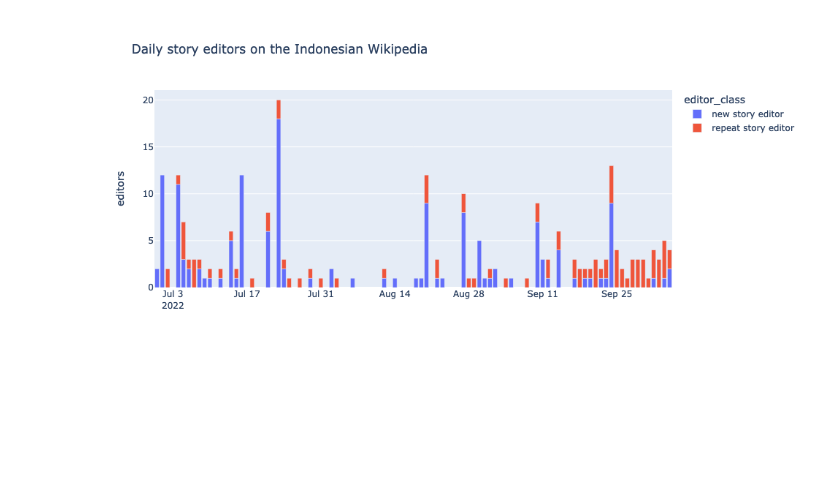
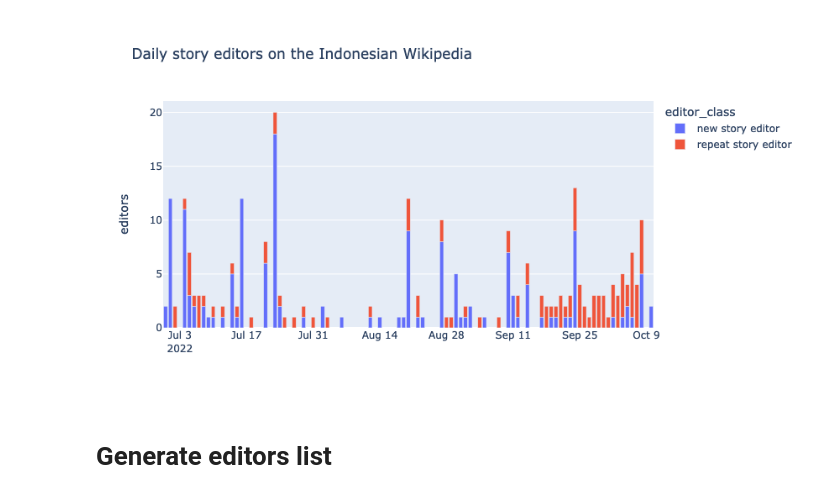
Before and after one commit to wikimedia-research/2022-Wikistories, a Jupyter notebook: basic_stats.ipynb, the cells around one changed output. Cells and saved outputs as stored; diff of their text form; code cells hidden in the pictures; blank space fills up the shorter version.

```diff
--- a/basic_stats.ipynb
+++ b/basic_stats.ipynb
@@ -17,6 +9,6 @@ mariadb
 # %%
 # Used to remove partial results for the latest day
-TODAY = '20221006'
+TODAY = "20221012"
 
 story_edit = wmf.mariadb.run(f"""
     WITH story_page AS (
@@ -82,7 +74,6 @@ story_edit = wmf.mariadb.run(f"""
     """,
     "idwiki",
     date_col="dt"
+).assign(
+    is_user_first_edit=lambda df: df["is_user_first_edit"].astype(bool)
 )
-# .assign(
-#     is_user_first_edit=lambda df: df["is_user_first_edit"].astype(bool)
-# )
@@ -140,7 +129,7 @@ def classify_editor(df):
     else:
         return "repeat story editor"
 
-daily_editors = (
+daily_editor = (
     story_edit.groupby([
         pd.Grouper(key="dt", freq="D"),
         "user_name"
@@ -171,19 +144,21 @@ daily_editors
 # %%
 fig = px.bar(
-    daily_editors,
+    daily_editor,
     x="dt",
     y="editors",
     color="editor_class",
     title="Daily story editors on the Indonesian Wikipedia",
     labels={
         "dt": "",
     },
     height=450
 )
 
 fig.show()
 # %% [output]
-[figure, old version]
+[figure, new version]
+# %% [markdown]
+# Generate editors list
 # %%
 def unique_days(s):
     return s.dt.round(freq="D").nunique()
```
Also changed, not shown: parts of 9 cells of this notebook.
